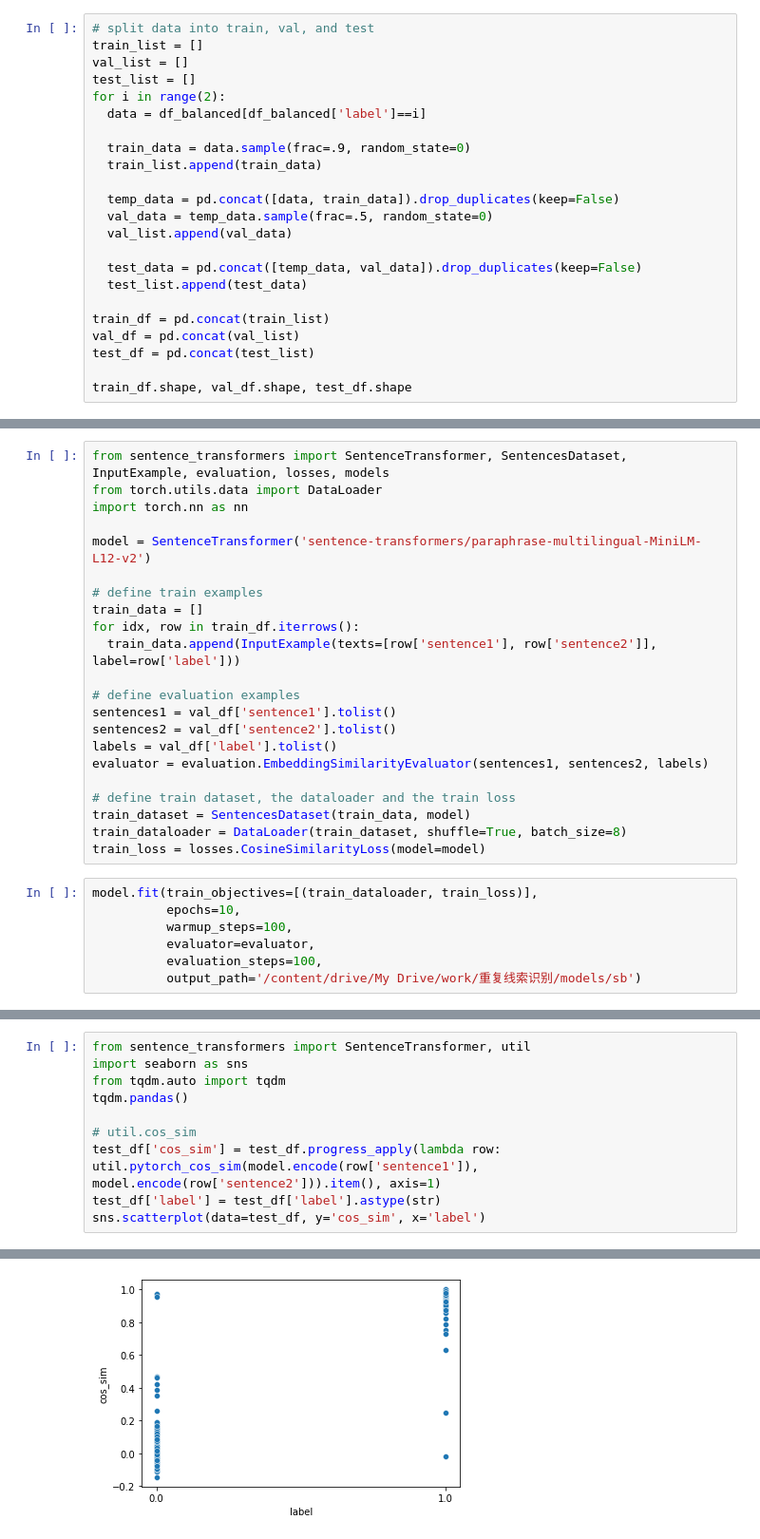
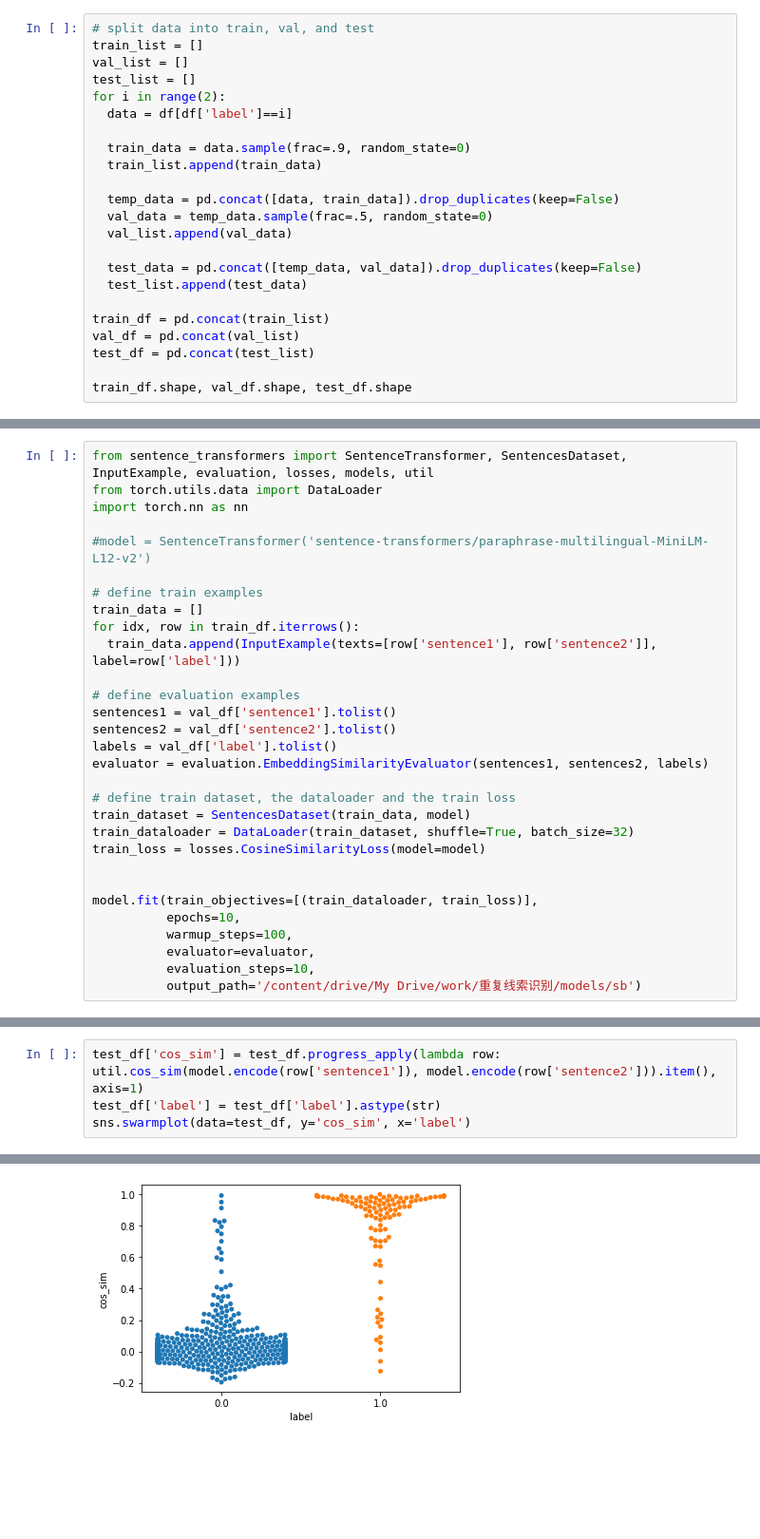
Before and after one commit to anqi-guo/duplicated_complaints_identification, a Jupyter notebook: 4_sbert.ipynb, the cells around one changed output, grey strips where cells are left out. Shown at 95% size. Cells and saved outputs as stored; diff of their text form; blank space fills up the shorter version.

```diff
--- a/4_sbert.ipynb
+++ b/4_sbert.ipynb
@@ -44,7 +37,7 @@ train_list = []
 val_list = []
 test_list = []
 for i in range(2):
-  data = df_balanced[df_balanced['label']==i]
+  data = df[df['label']==i]
 
   train_data = data.sample(frac=.9, random_state=0)
   train_list.append(train_data)
@@ -86,9 +113,9 @@ Successfully installed huggingface-hub-0.4.0 pyyaml-6.0 sacremoses-0.0.49 scipy-
 # %%
-from sentence_transformers import SentenceTransformer, SentencesDataset, InputExample, evaluation, losses, models
+from sentence_transformers import SentenceTransformer, SentencesDataset, InputExample, evaluation, losses, models, util
 from torch.utils.data import DataLoader
 import torch.nn as nn
 
-model = SentenceTransformer('sentence-transformers/paraphrase-multilingual-MiniLM-L12-v2')
+#model = SentenceTransformer('sentence-transformers/paraphrase-multilingual-MiniLM-L12-v2')
 
 # define train examples
 train_data = []
@@ -103,12 +130,13 @@ evaluator = evaluation.EmbeddingSimilarityEvaluator(sentences1, sentences2, labe
 
 # define train dataset, the dataloader and the train loss
 train_dataset = SentencesDataset(train_data, model)
-train_dataloader = DataLoader(train_dataset, shuffle=True, batch_size=8)
+train_dataloader = DataLoader(train_dataset, shuffle=True, batch_size=32)
 train_loss = losses.CosineSimilarityLoss(model=model)
+
+
+model.fit(train_objectives=[(train_dataloader, train_loss)],
+          epochs=10,
+          warmup_steps=100,
+          evaluator=evaluator,
+          evaluation_steps=10,
+          output_path='/content/drive/My Drive/work/重复线索识别/models/sb')
-# %%
-model.fit(train_objectives=[(train_dataloader, train_loss)],
-          epochs=10,
-          warmup_steps=100,
-          evaluator=evaluator,
-          evaluation_steps=100,
-          output_path='/content/drive/My Drive/work/重复线索识别/models/sb')
@@ -115,13 +145,7 @@ model.fit(train_objectives=[(train_dataloader, train_loss)],
 # %%
-from sentence_transformers import SentenceTransformer, util
-import seaborn as sns
-from tqdm.auto import tqdm
-tqdm.pandas()
-
-# util.cos_sim
-test_df['cos_sim'] = test_df.progress_apply(lambda row: util.pytorch_cos_sim(model.encode(row['sentence1']), model.encode(row['sentence2'])).item(), axis=1)
+test_df['cos_sim'] = test_df.progress_apply(lambda row: util.cos_sim(model.encode(row['sentence1']), model.encode(row['sentence2'])).item(), axis=1)
 test_df['label'] = test_df['label'].astype(str)
-sns.scatterplot(data=test_df, y='cos_sim', x='label')
+sns.swarmplot(data=test_df, y='cos_sim', x='label')
 # %% [output]
 <matplotlib.axes._subplots.AxesSubplot at 0x...>
-[figure, old version]
+[figure, new version]
```
Also changed, not shown: parts of 18 cells of this notebook.
